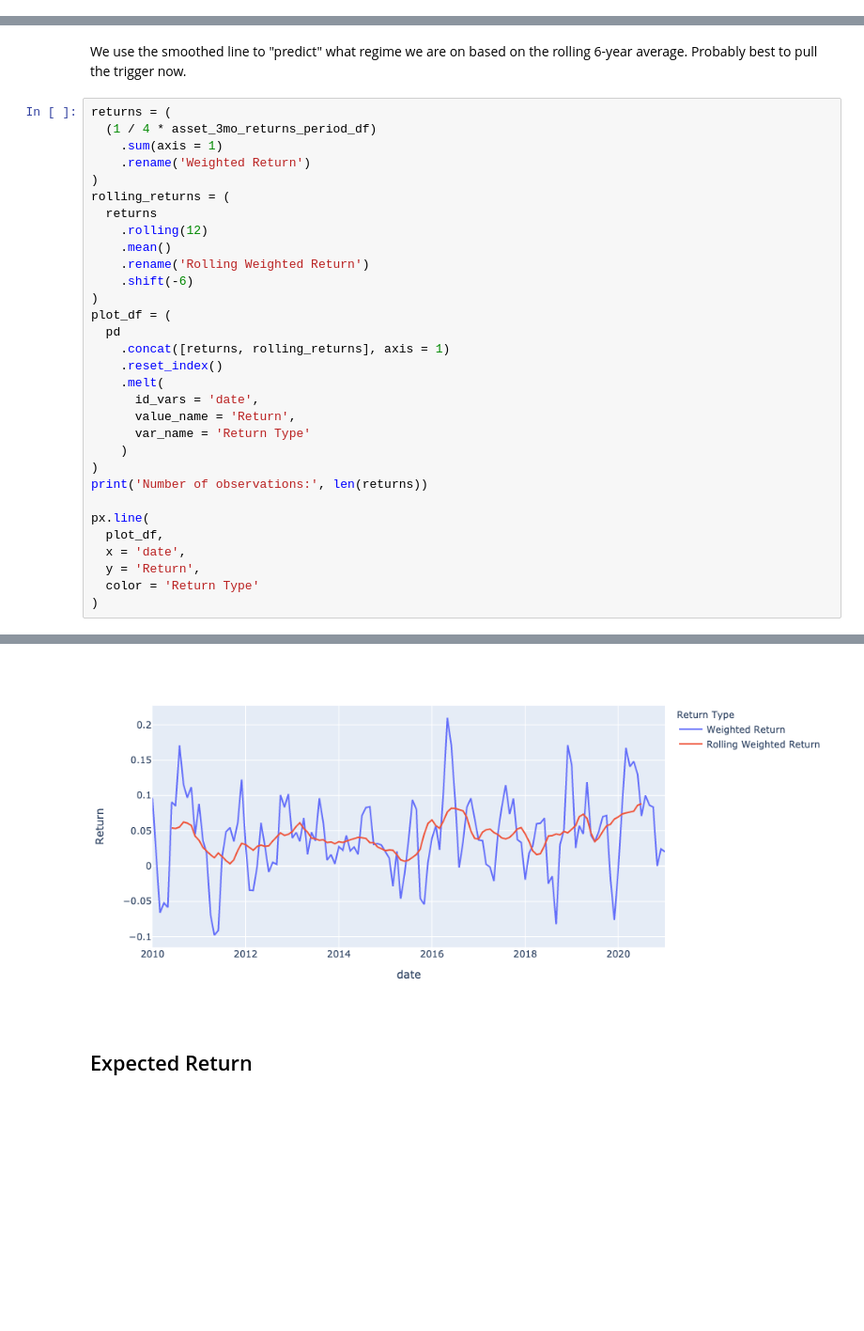
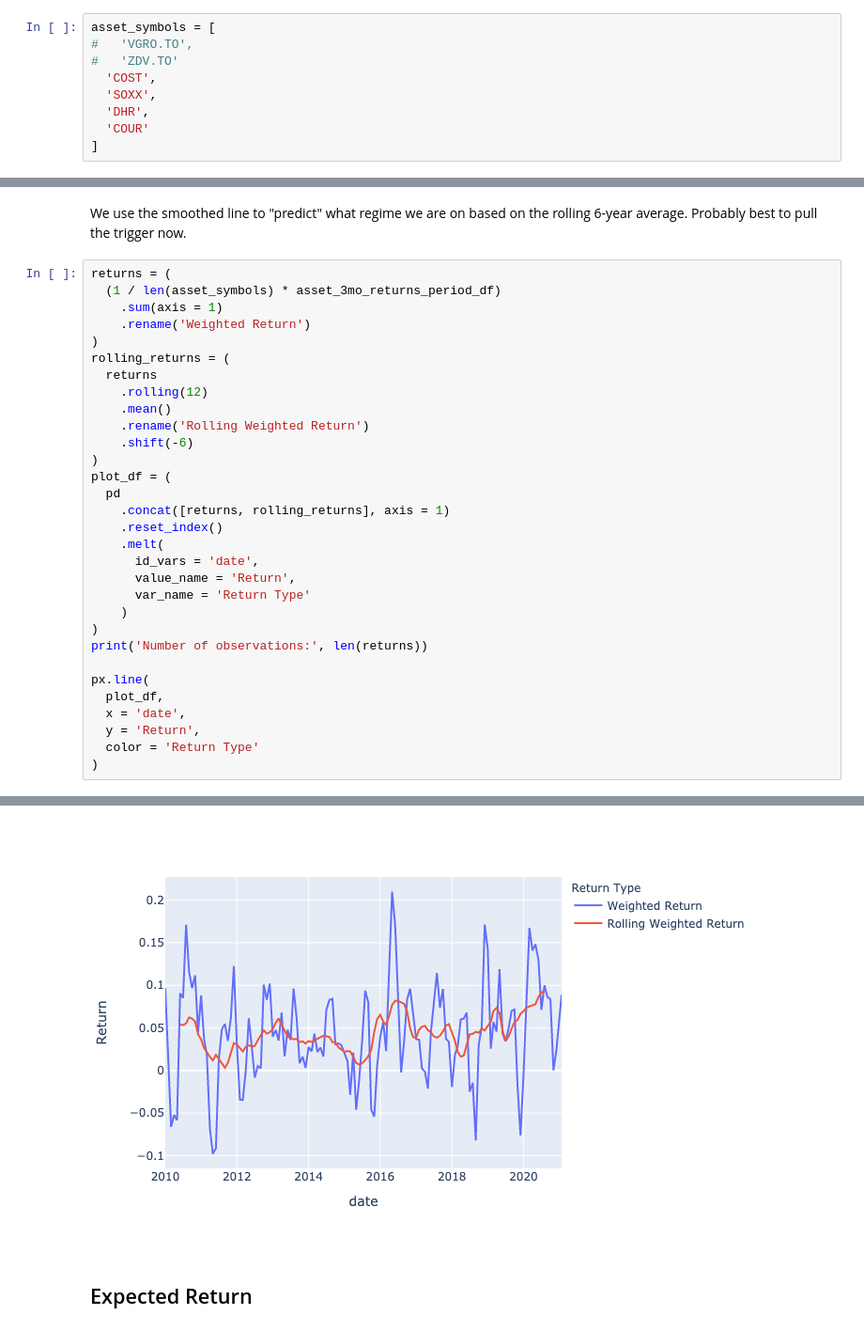
Before and after one commit to calvdee/financial-portfolio-explorer, a Jupyter notebook: portfolio_design/03-risky-asset-analysis.ipynb, the cells around one changed output, grey strips where cells are left out. Shown at 94% size. Saved outputs shown, nothing was run; the diff lists cells and outputs as text; blank space fills up the shorter version.

Commit message:
[portfolio-builder] Added analyses and portfolio return calculator

```diff
--- a/portfolio_design/03-risky-asset-analysis.ipynb
+++ b/portfolio_design/03-risky-asset-analysis.ipynb
@@ -34,0 +31,9 @@ asset_symbols = [
+# %%
+asset_symbols = [
+#   'VGRO.TO',
+#   'ZDV.TO'
+  'COST',
+  'SOXX',
+  'DHR',
+  'COUR'
+]
@@ -396,7 +485,7 @@ Number of observations: 112
 We use the smoothed line to "predict" what regime we are on based on the rolling 6-year average. Probably best to pull the trigger now.
 # %%
 returns = (
-  (1 / 4 * asset_3mo_returns_period_df)
+  (1 / len(asset_symbols) * asset_3mo_returns_period_df)
     .sum(axis = 1)
     .rename('Weighted Return')
 )
@@ -430,4 +519,4 @@ Number of observations: 133
-[figure, old version]
+[figure, new version]
 # %% [markdown]
 ## Expected Return
 # %%
```
Also changed, not shown: parts of 40 cells of this notebook, 7 other files.
